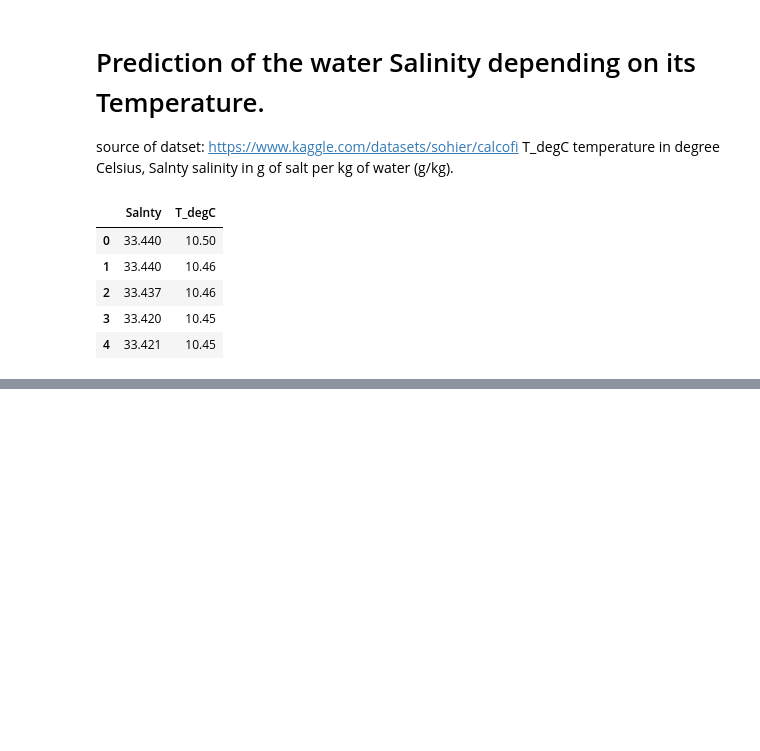
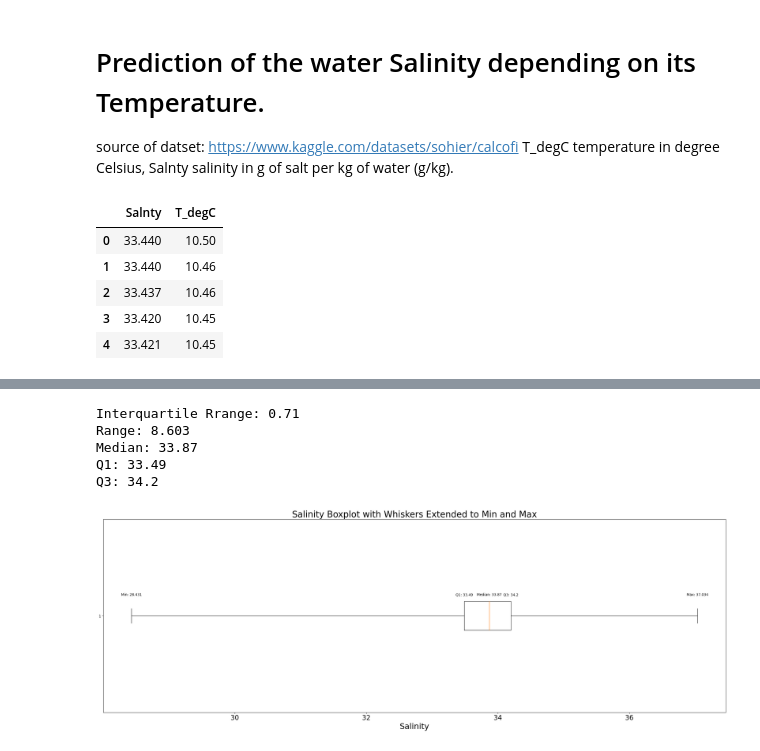
Before and after one commit to Subzerowitch/Simple-Linear-Regression, a Jupyter notebook: Linear regression.ipynb, the cells around one changed output, grey strips where cells are left out. Cells and saved outputs as stored; diff of their text form; code cells hidden in the pictures; blank space fills up the shorter version.

```diff
--- a/Linear regression.ipynb
+++ b/Linear regression.ipynb
@@ -29 +66,42 @@ df.head()
+# %%
+# median of Salinity
+df.dropna(subset=['Salnty'], inplace=True)  # Remove rows with NaN in the 'T_degC' column
+median_salinity = round(np.median(df['Salnty']),2)
+
+
+# Q1 and Q3 of Salinity
+Q1 = round(np.percentile(df['Salnty'],25),2)
+Q3 = round(np.percentile(df['Salnty'],75),2)
+
+# min and max
+lowest = min(df['Salnty'])
+highest = max(df['Salnty'])
+
+range_temp = round((highest - lowest),3) # range
+interquartile_range = round((Q3 - Q1), 2) # interquartile range
+
+print('Interquartile Rrange: ' + str(interquartile_range), '\nRange: ' + str(range_temp),
+      '\nMedian: ' + str(median_salinity), '\nQ1: ' + str(Q1), '\nQ3: ' + str(Q3))
+
+# Salinity Boxplot
+boxplot_data = [lowest, Q1, median_salinity, Q3, highest]
+
+plt.figure(figsize=(32,10))
+
+plt.boxplot(boxplot_data, vert=False, whis=range_temp)
+plt.title('Salinity Boxplot with Whiskers Extended to Min and Max',fontsize=25)
+plt.xlabel('Salinity', fontsize=23)
+
+for value, label in zip(boxplot_data, ['Min', 'Q1', 'Median', 'Q3', 'Max']):
+    plt.text(value, 1.1, f'{label}: {value}', va='bottom', ha='center')
+
+plt.xticks(fontsize=19)
+plt.show()
+# %% [output]
+Interquartile Rrange: 0.71
+Range: 8.603
+Median: 33.87
+Q1: 33.49
+Q3: 34.2
+[figure, added]
 # %%
```
Also changed, not shown: parts of 9 cells of this notebook, 1 other file.
